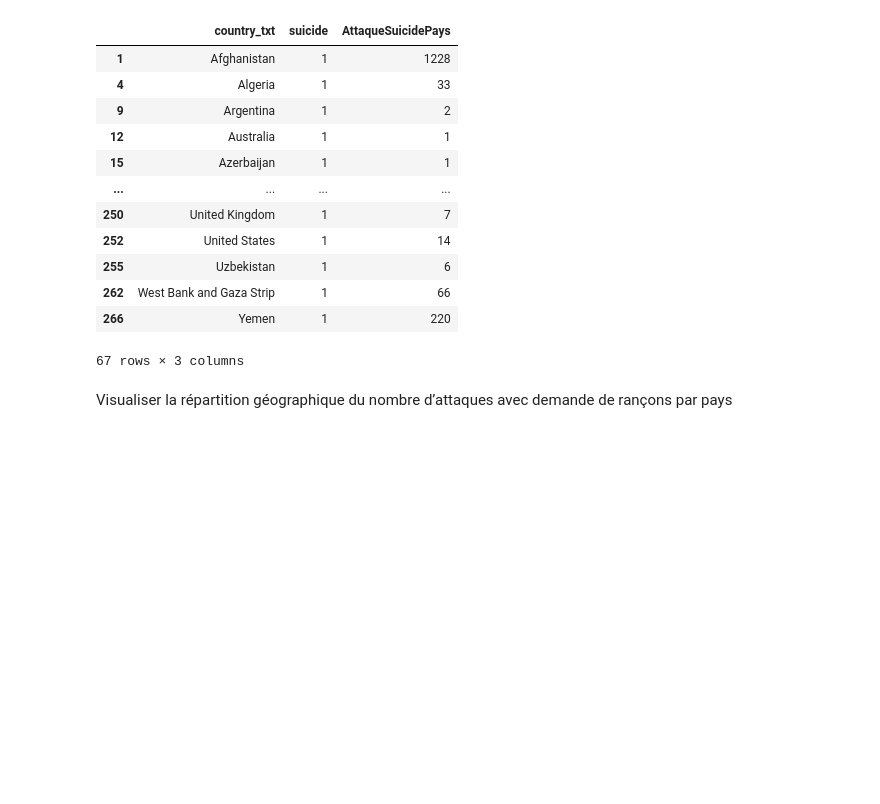
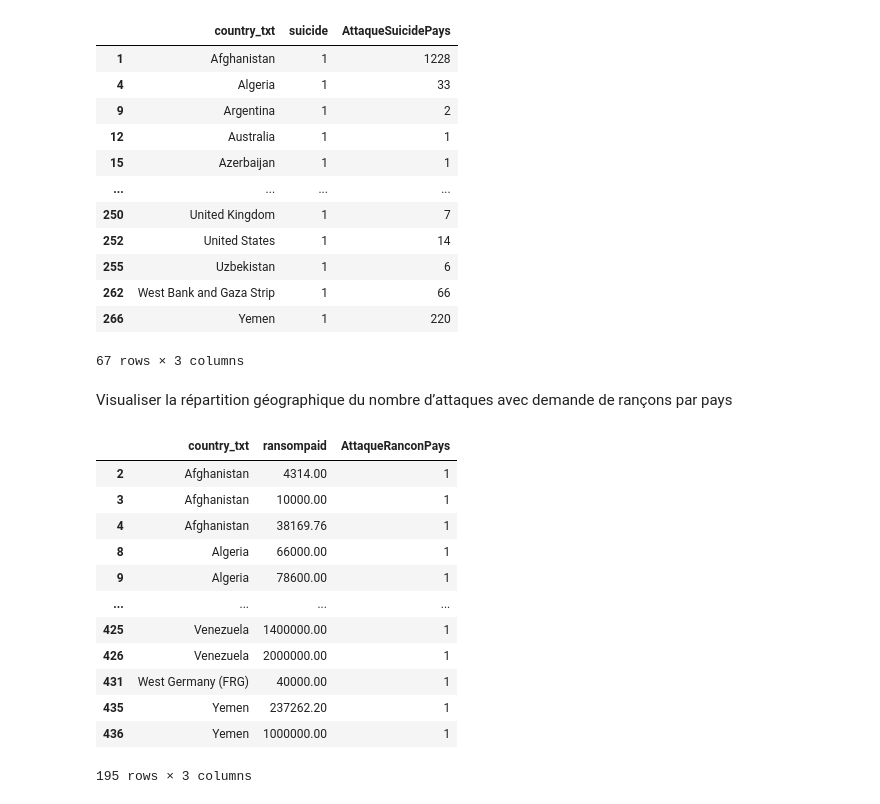
Before and after one commit to Oumar199/TerroristAttackDashboard, a Jupyter notebook: exploration.ipynb, the cells around one changed output. Saved outputs shown, nothing was run; the diff lists cells and outputs as text; code cells hidden in the pictures; blank space fills up the shorter version.

```diff
--- a/exploration.ipynb
+++ b/exploration.ipynb
@@ -160,4 +200,22 @@ bar_fig3.show()
 # %% [markdown]
 Visualiser la répartition géographique du nombre d’attaques avec demande de rançons par pays
 # %%
-attaque_ranc_pays=cleaned_data.groupby(['country_txt']).size().reset_index(name='AttaqueRanconPays')
+attaque_ranc_pays=cleaned_data.groupby(['country_txt','ransompaid']).size().reset_index(name='AttaqueRanconPays')
+
+attaque_ranc_pays=attaque_ranc_pays[attaque_ranc_pays['ransompaid']>0]
+
+attaque_ranc_pays
+# %% [output]
+|  | country_txt | ransompaid | AttaqueRanconPays |
+| 2 | Afghanistan | 4314.00 | 1 |
+| 3 | Afghanistan | 10000.00 | 1 |
+| 4 | Afghanistan | 38169.76 | 1 |
+| 8 | Algeria | 66000.00 | 1 |
+| 9 | Algeria | 78600.00 | 1 |
+| ... | ... | ... | ... |
+| 425 | Venezuela | 1400000.00 | 1 |
+| 426 | Venezuela | 2000000.00 | 1 |
+| 431 | West Germany (FRG) | 40000.00 | 1 |
+| 435 | Yemen | 237262.20 | 1 |
+| 436 | Yemen | 1000000.00 | 1 |
+195 rows × 3 columns
```
Also changed, not shown: parts of 14 cells of this notebook.
